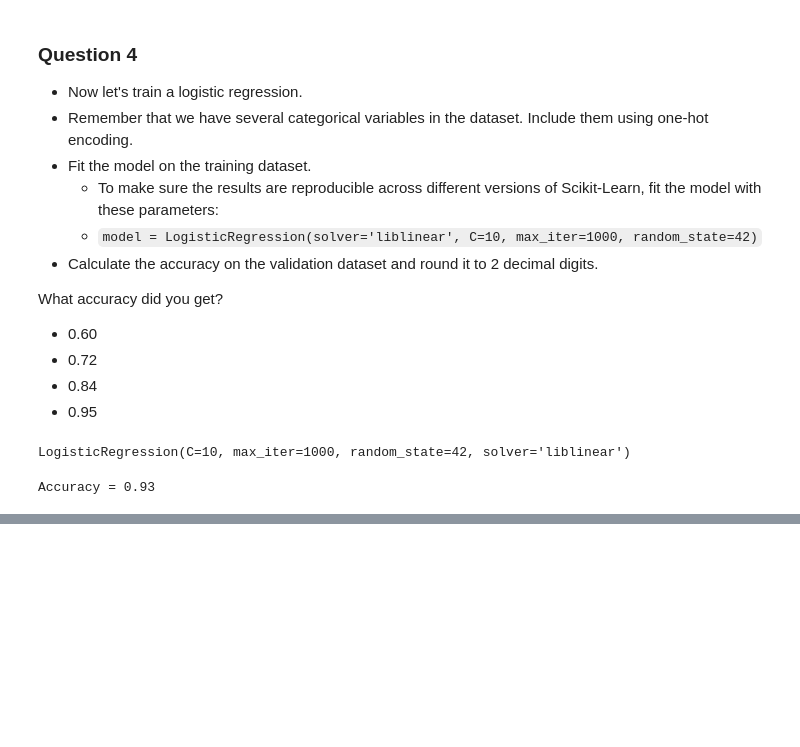
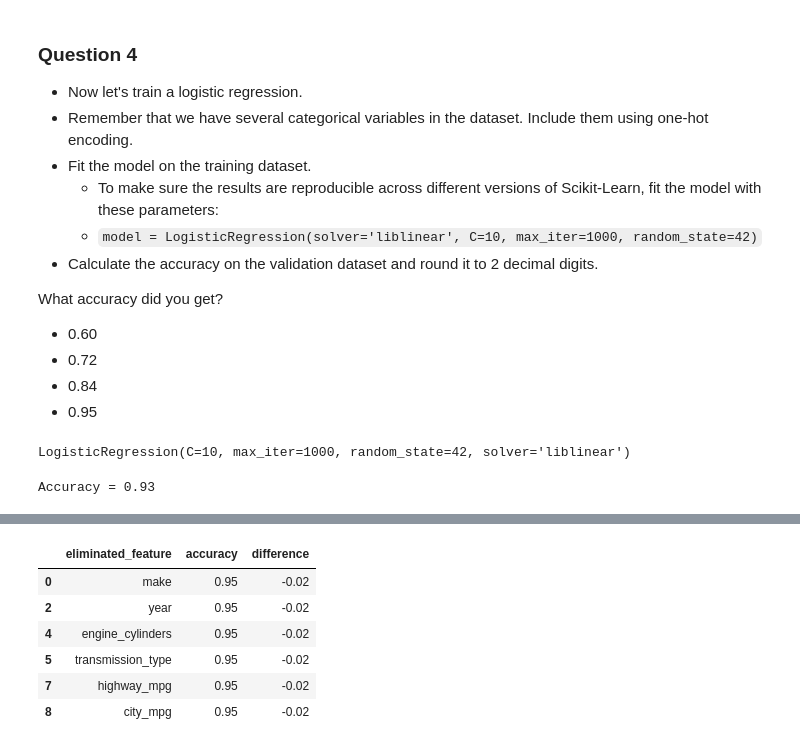
Before and after one commit to Kolinhtetwin/machine_learning_bootcamp, a Jupyter notebook: 03-classification/2024/week3_homework.ipynb, the cells around one changed output, grey strips where cells are left out. Cells and saved outputs as stored; diff of their text form; code cells hidden in the pictures; blank space fills up the shorter version.

```diff
--- a/03-classification/2024/week3_homework.ipynb
+++ b/03-classification/2024/week3_homework.ipynb
@@ -321,0 +386,11 @@ Accuracy = 0.93
+# %%
+min_diff = scores.difference.min()
+scores[scores.difference == min_diff]
+# %% [output]
+|  | eliminated_feature | accuracy | difference |
+| 0 | make | 0.95 | -0.02 |
+| 2 | year | 0.95 | -0.02 |
+| 4 | engine_cylinders | 0.95 | -0.02 |
+| 5 | transmission_type | 0.95 | -0.02 |
+| 7 | highway_mpg | 0.95 | -0.02 |
+| 8 | city_mpg | 0.95 | -0.02 |
```
Also changed, not shown: parts of 13 cells of this notebook, 2 other files.
